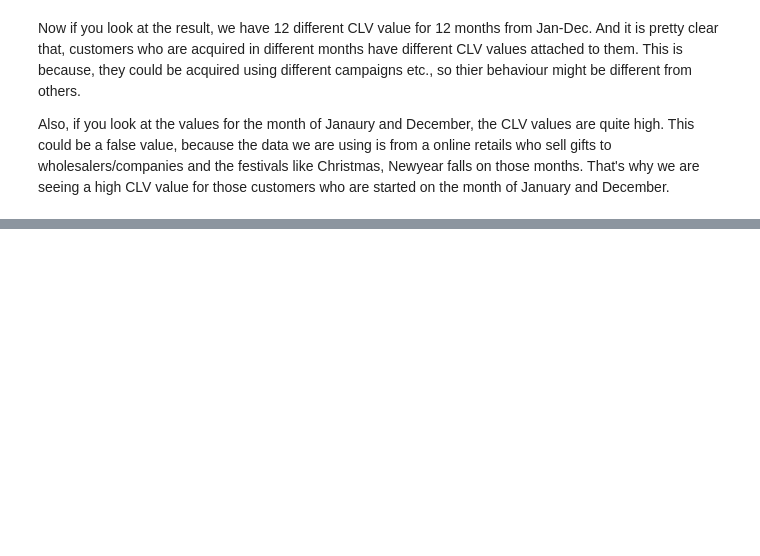
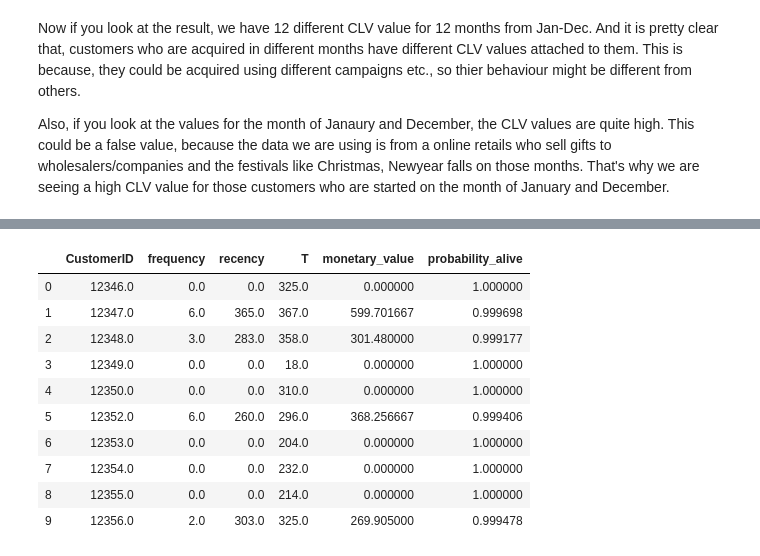
Before and after one commit to hariharan2305/DailyKnowledge, a Jupyter notebook: Customer Lifetime Value/Customer Lifetime Value (CLV).ipynb, the cells around one changed output, grey strips where cells are left out. Drawn from its saved outputs; the diff is of its cells as text; code cells hidden in the pictures; blank space fills up the shorter version.

```diff
--- a/Customer Lifetime Value/Customer Lifetime Value (CLV).ipynb
+++ b/Customer Lifetime Value/Customer Lifetime Value (CLV).ipynb
@@ -298,0 +400,16 @@ Also, if you look at the values for the month of Janaury and December, the CLV v
+# %%
+# Compute the customer alive probability
+summary['probability_alive'] = bgf.conditional_probability_alive(summary['frequency'], summary['recency'], summary['T'])
+summary.head(10)
+# %% [output]
+|  | CustomerID | frequency | recency | T | monetary_value | probability_alive |
+| 0 | 12346.0 | 0.0 | 0.0 | 325.0 | 0.000000 | 1.000000 |
+| 1 | 12347.0 | 6.0 | 365.0 | 367.0 | 599.701667 | 0.999698 |
+| 2 | 12348.0 | 3.0 | 283.0 | 358.0 | 301.480000 | 0.999177 |
+| 3 | 12349.0 | 0.0 | 0.0 | 18.0 | 0.000000 | 1.000000 |
+| 4 | 12350.0 | 0.0 | 0.0 | 310.0 | 0.000000 | 1.000000 |
+| 5 | 12352.0 | 6.0 | 260.0 | 296.0 | 368.256667 | 0.999406 |
+| 6 | 12353.0 | 0.0 | 0.0 | 204.0 | 0.000000 | 1.000000 |
+| 7 | 12354.0 | 0.0 | 0.0 | 232.0 | 0.000000 | 1.000000 |
+| 8 | 12355.0 | 0.0 | 0.0 | 214.0 | 0.000000 | 1.000000 |
+| 9 | 12356.0 | 2.0 | 303.0 | 325.0 | 269.905000 | 0.999478 |
```
Also changed, not shown: parts of 20 cells of this notebook.
